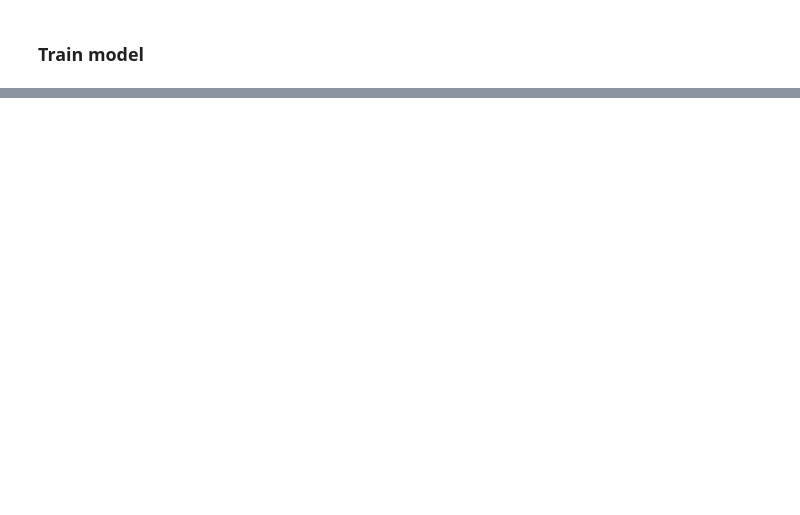
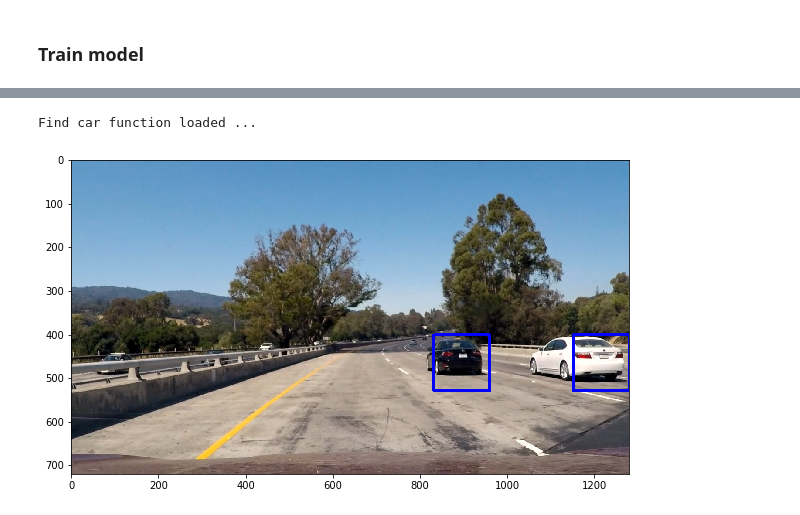
Before and after one commit to logancyang/vehicle-detection, a Jupyter notebook: find_car.ipynb, the cells around one changed output, grey strips where cells are left out. Cells and saved outputs as stored; diff of their text form; code cells hidden in the pictures; blank space fills up the shorter version.

```diff
--- a/find_car.ipynb
+++ b/find_car.ipynb
@@ -177,10 +276,0 @@ plt.show()
-# %%
-# Create an array stack of feature vectors
-print('One car_feature shape: \n', car_features[0].shape)
-print('One notcar_feature shape: \n', notcar_features[0].shape)
-X = np.vstack((car_features, notcar_features)).astype(np.float64)
-# Fit a per-column scaler
-X_scaler = StandardScaler().fit(X)
-# Apply the scaler to X
-scaled_X = X_scaler.transform(X)
-print('scaled_X.shape: \n', scaled_X.shape)
@@ -347,0 +428,11 @@ plt.imshow(out_img)
+# %%
+ystart = 400
+ystop = 656
+scale = 2
+
+print(CSPACE, ORIENT, PIX_PER_CELL, CELL_PER_BLOCK, HOG_CHANNEL)
+test_img = mpimg.imread(test_images[0])
+rectangles = find_cars(test_img, ystart, ystop, scale, svc, CSPACE, ORIENT,
+    PIX_PER_CELL, CELL_PER_BLOCK, HOG_CHANNEL)
+
+print(len(rectangles), 'rectangles found in image')
@@ -347,0 +444,25 @@ plt.imshow(out_img)
+# %%
+def draw_boxes(img, bboxes, color=(0, 0, 255), thick=6):
+    # Make a copy of the image
+    imcopy = np.copy(img)
+    random_color = False
+    # Iterate through the bounding boxes
+    for bbox in bboxes:
+        if color == 'random' or random_color:
+            color = (np.random.randint(0,255), np.random.randint(0,255), np.random.randint(0,255))
+            random_color = True
+        # Draw a rectangle given bbox coordinates
+        cv2.rectangle(imcopy, bbox[0], bbox[1], color, thick)
+    # Return the image copy with boxes drawn
+    return imcopy
+
+print('Find car function loaded ...')
+# %% [output]
+Find car function loaded ...
+# %%
+test_img_rects = draw_boxes(test_img, rectangles)
+plt.figure(figsize=(10,10))
+plt.imshow(test_img_rects)
+plt.show()
+# %% [output]
+[figure, added]
```
Also changed, not shown: parts of 33 cells of this notebook.
